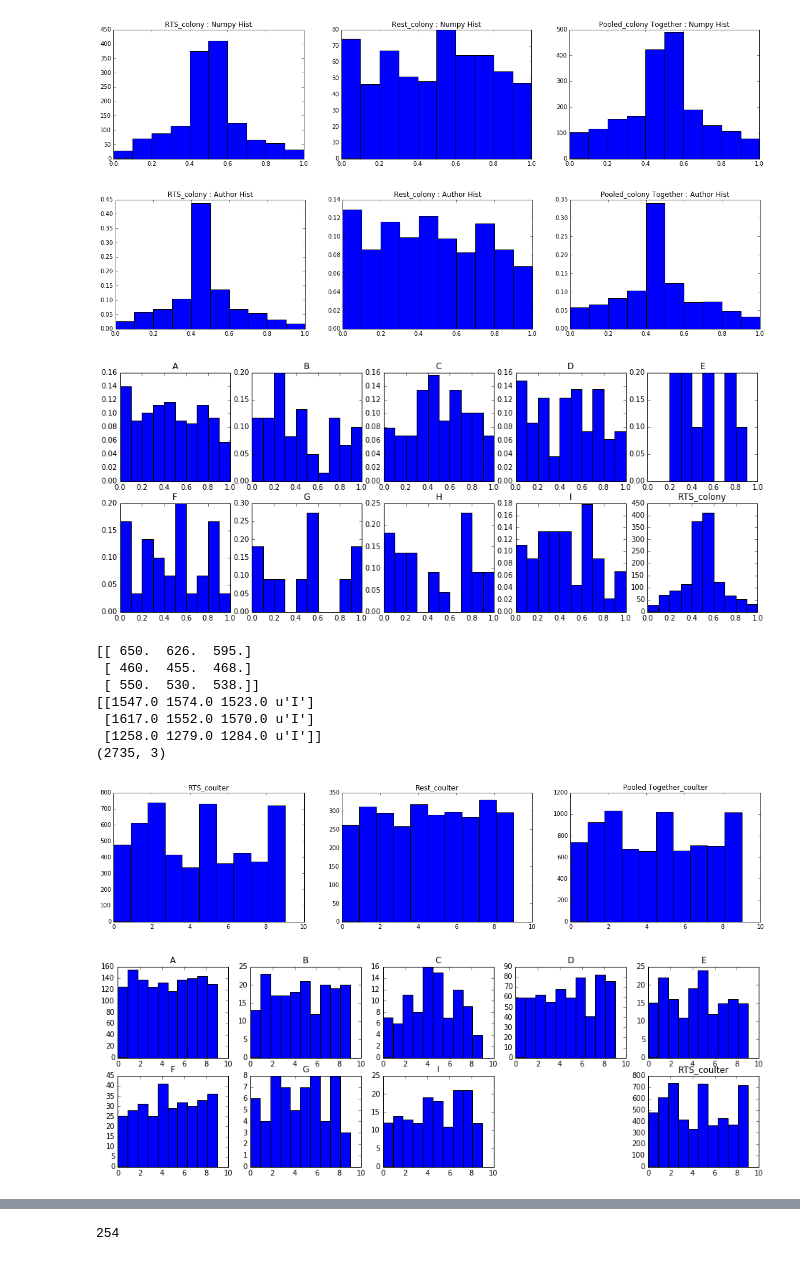
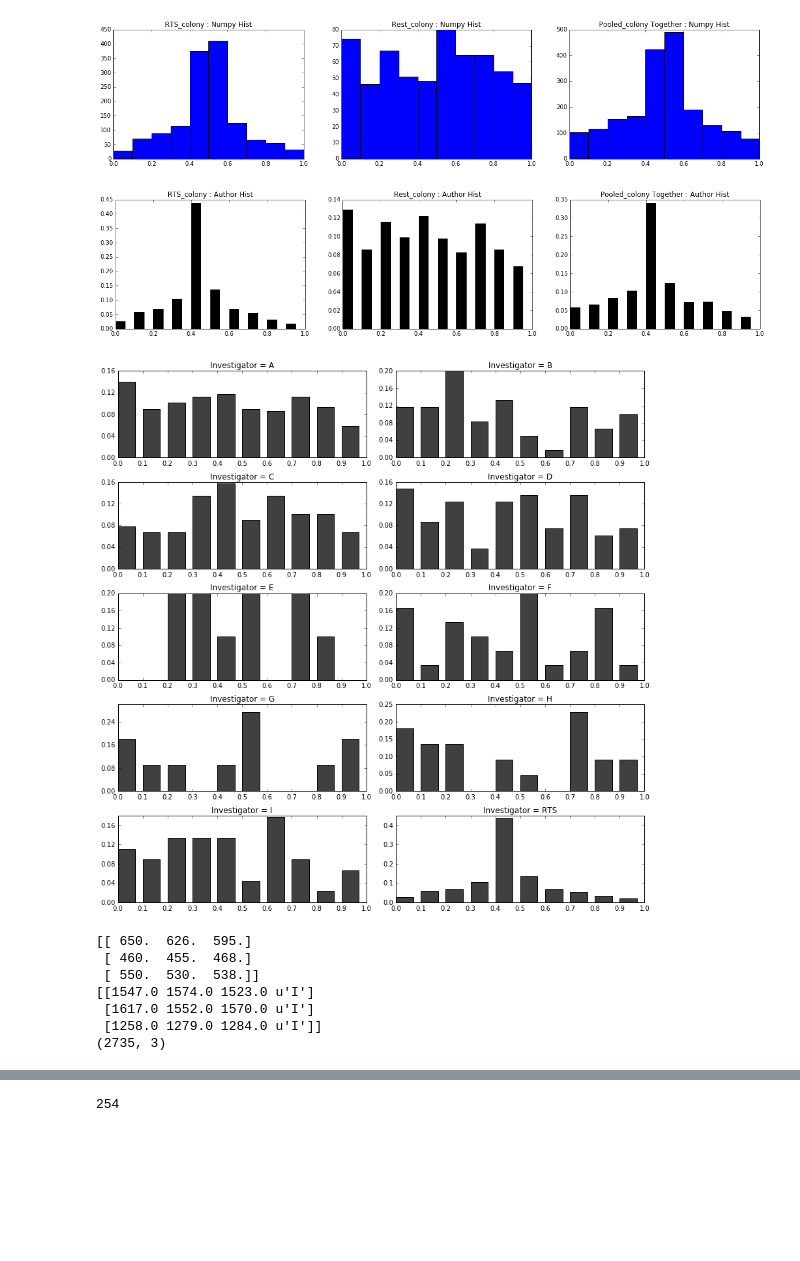
Before and after one commit to ianno/science_review, a Jupyter notebook: Raaz - Mid Ratio.ipynb, the cells around one changed output, grey strips where cells are left out. Drawn from its saved outputs; the diff is of its cells as text; code cells hidden in the pictures; blank space fills up the shorter version.

```diff
--- a/Raaz - Mid Ratio.ipynb
+++ b/Raaz - Mid Ratio.ipynb
@@ -31,8 +35,8 @@ import pandas as pd
 def compute_ratio(M):
     M.sort(axis=1)
     if (M.shape[1]!=3):
-        print 'Size is flawed '
-        print M.shape
+        print ('Size is flawed')
+        print (M.shape)
 
     mid_min = M[:, 1] - M[:, 0]
     max_min = M[:, 2] - M[:, 0]
@@ -64,7 +68,7 @@ def compute_my_histogram(ratio):
     return v
 def plot_my_histogram(v, s='Title', show=False):
     x = np.linspace(0,1,10,endpoint=False)
-    plt.bar(x, v, width=0.1)
+    plt.bar(x, v, width=0.07, color='0.25')
     plt.title(s)
     if show:
         plt.show()
@@ -140,23 +139,41 @@ plt.subplot(133)
 plot_my_histogram(hist_pool_colony, 'Pooled_colony Together : Author Hist')
 plt.show()
 # %% [output]
-[figure, old version]
+[figure, new version]
 # %%
 # Now, we decompose the rest group by the unnamed labmates, there are 9 other labmates. We plot the mid-ratio histogram
 # using numpy, and also plot the histogram of RTS at the end. Thus there are 10 plots to look at.
+matplotlib.rc('xtick', labelsize=10)
+matplotlib.rc('ytick', labelsize=10)
+
 
 def cr_val(df):
     return compute_ratio(df.values[:,-3:])
 
+def pretty_histogram(ax, v, name):
+    max_yticks = 5
+    max_xticks = 10
+    name = 'Investigator = ' + name
+    plot_my_histogram(compute_my_histogram(v), name)
+    yloc = plt.MaxNLocator(max_yticks)
+    xloc = plt.MaxNLocator(max_xticks)
+    ax.yaxis.set_major_locator(yloc)
+    ax.xaxis.set_major_locator(xloc)
+
+
 rr = rest_colony_df.dropna(axis=0).groupby("Inv").apply(cr_val)
-plt.figure(figsize = [16,6])
+fig = plt.figure(figsize = [12,12])
 for j in range(rr.shape[0]):
-    plt.subplot(2,5,j+1)
-    plot_my_histogram(compute_my_histogram(rr[j]), rr.index[j])
-#     plot_np_hist(rr[j], rr.index[j])
-plt.subplot(2,5,10)
-plot_np_hist(ratio_rts_colony, 'RTS_colony', True)
+    ax = fig.add_subplot(5,2,j+1)
+    pretty_histogram(ax, rr[j], rr.index[j])
+ax = fig.add_subplot(5,2,10)
+plot_my_histogram(hist_ratio_colony, 'Investigator = RTS')
+yloc = plt.MaxNLocator(5)
+xloc = plt.MaxNLocator(10)
+ax.yaxis.set_major_locator(yloc)
+ax.xaxis.set_major_locator(xloc)
+plt.tight_layout()
 plt.show()
 # %% [output]
-[figure, old version]
+[figure, new version]
 # %%
@@ -174,41 +191,6 @@ print pool_coulter.shape
  [1617.0 1552.0 1570.0 u'I']
  [1258.0 1279.0 1284.0 u'I']]
 (2735, 3)
-# %%
-# In this section we plot the distribution of last digit for RTS, Rest and All of them pooled together for the Coulter
-# Data. We ignore the NAN values
-
-# Compute the last digit distribution
-rld = compute_last_digit(rts_coulter_df.values)
-rest_ld = compute_last_digit(rest_coulter_df.values[:,0:3])
-pool_ld = np.concatenate([rld, rest_ld])
-
-# Now Plot
-plt.figure(figsize=[20,4])
-plt.subplot(131)
-plot_np_hist(rld, 'RTS_coulter')
-plt.subplot(132)
-plot_np_hist(rest_ld, 'Rest_coulter')
-plt.subplot(133)
-plot_np_hist(pool_ld, 'Pooled Together_coulter')
-plt.show()
-# %% [output]
-[figure, removed]
-# %%
-# Now, we decompose the rest group by the unnamed labmates, there are 9 other labmates. We plot last-digit histogram
-def cld_val(df):
-    return compute_last_digit(df.values[:,0:3])
-
-rest_grouped_ld = rest_coulter_df.groupby("Investigator").apply(cld_val)
-plt.figure(figsize = [16,5])
-for j in range(rest_grouped_ld.shape[0]):
-    plt.subplot(2,5,j+1)
-    plot_np_hist(rest_grouped_ld[j], rest_grouped_ld.index[j])
-plt.subplot(2,5,10)
-plot_np_hist(rld, 'RTS_coulter')
-plt.show()
-# %% [output]
-[figure, removed]
 # %%
 # Permutation Test Set Ups : We use three different test statistics, namely difference in std deviation, l1-distance
 # between the two densities, and l1-distance between the two CDFs.
```
Also changed, not shown: parts of 14 cells of this notebook, 20 other files.
